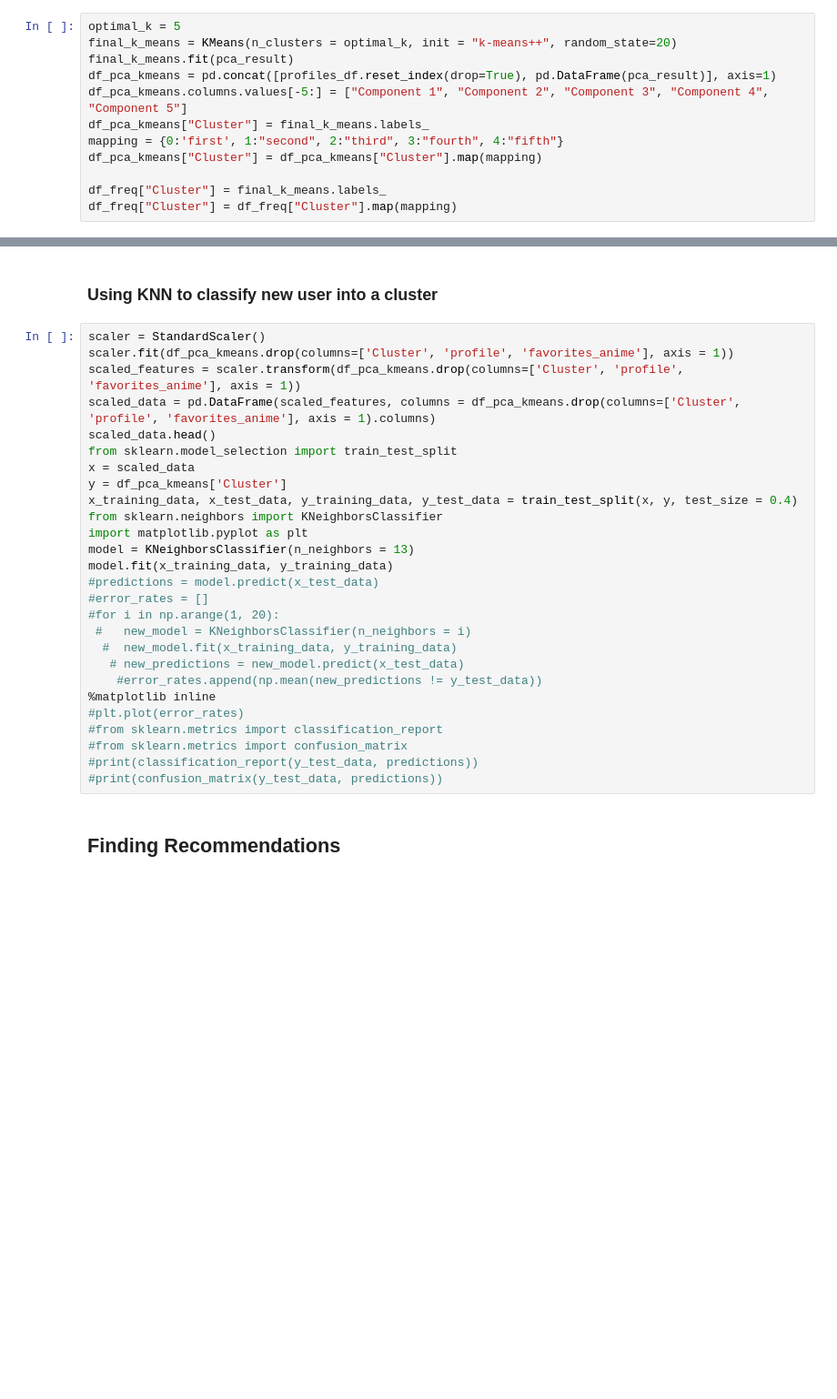
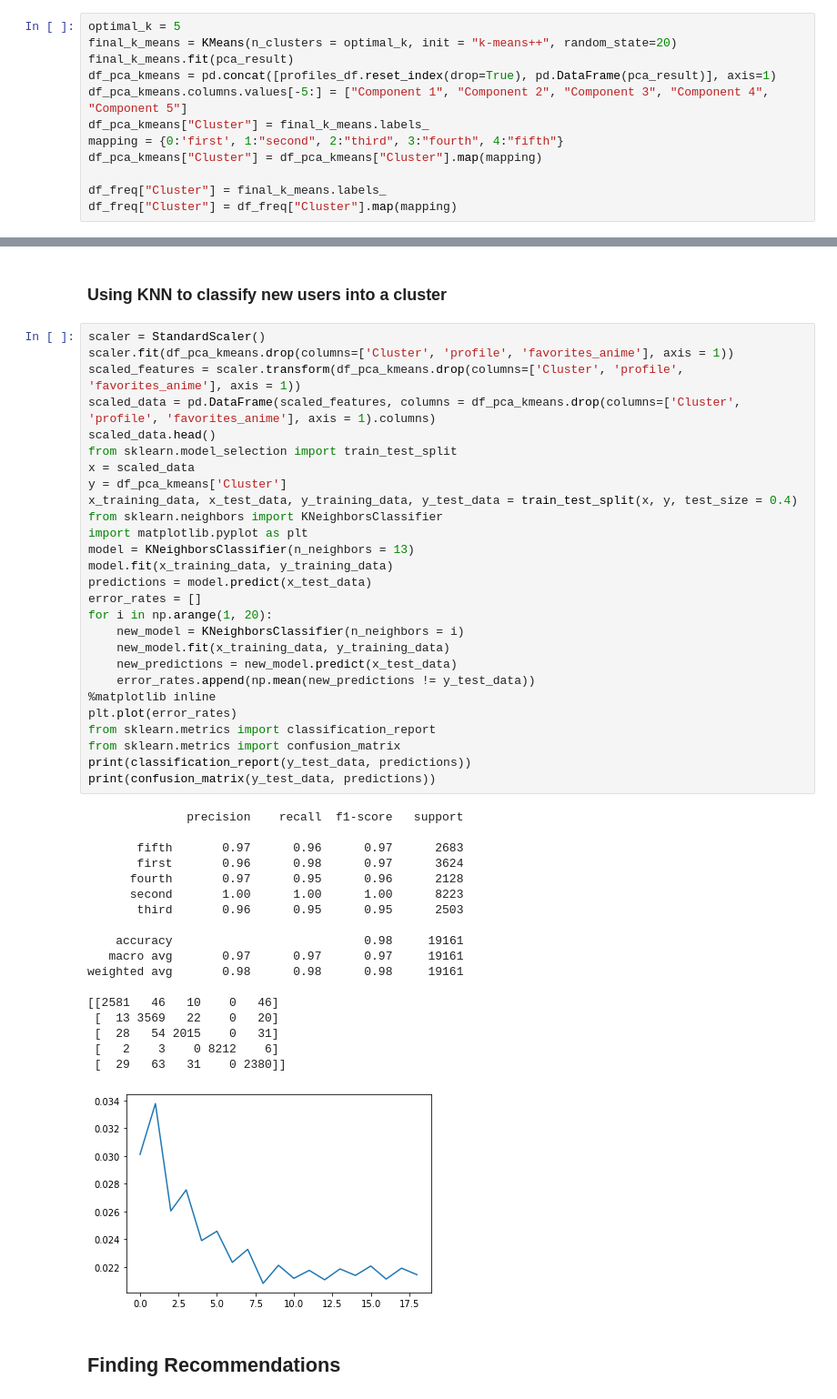
Before and after one commit to schau1121/Anime-Recommendation-System, a Jupyter notebook: Anime Recommendation System.ipynb, the cells around one changed output, grey strips where cells are left out. Shown: that part at 91% size. Drawn from its saved outputs; the diff is of its cells as text; blank space fills up the shorter version.

```diff
--- a/Anime Recommendation System.ipynb
+++ b/Anime Recommendation System.ipynb
@@ -187,34 +266,53 @@ third_cluster = df_freq.loc[df_freq["Cluster"] == 'third']
 
 [5 rows x 44 columns]
 # %% [markdown]
-### Using KNN to classify new user into a cluster
+### Using KNN to classify new users into a cluster
 # %%
 scaler = StandardScaler()
 scaler.fit(df_pca_kmeans.drop(columns=['Cluster', 'profile', 'favorites_anime'], axis = 1))
 scaled_features = scaler.transform(df_pca_kmeans.drop(columns=['Cluster', 'profile', 'favorites_anime'], axis = 1))
 scaled_data = pd.DataFrame(scaled_features, columns = df_pca_kmeans.drop(columns=['Cluster', 'profile', 'favorites_anime'], axis = 1).columns)
 scaled_data.head()
 from sklearn.model_selection import train_test_split
 x = scaled_data
 y = df_pca_kmeans['Cluster']
 x_training_data, x_test_data, y_training_data, y_test_data = train_test_split(x, y, test_size = 0.4)
 from sklearn.neighbors import KNeighborsClassifier
 import matplotlib.pyplot as plt
 model = KNeighborsClassifier(n_neighbors = 13)
 model.fit(x_training_data, y_training_data)
-#predictions = model.predict(x_test_data)
-#error_rates = []
-#for i in np.arange(1, 20):
- #   new_model = KNeighborsClassifier(n_neighbors = i)
-  #  new_model.fit(x_training_data, y_training_data)
-   # new_predictions = new_model.predict(x_test_data)
-    #error_rates.append(np.mean(new_predictions != y_test_data))
+predictions = model.predict(x_test_data)
+error_rates = []
+for i in np.arange(1, 20):
+    new_model = KNeighborsClassifier(n_neighbors = i)
+    new_model.fit(x_training_data, y_training_data)
+    new_predictions = new_model.predict(x_test_data)
+    error_rates.append(np.mean(new_predictions != y_test_data))
 %matplotlib inline
-#plt.plot(error_rates)
-#from sklearn.metrics import classification_report
-#from sklearn.metrics import confusion_matrix
-#print(classification_report(y_test_data, predictions))
-#print(confusion_matrix(y_test_data, predictions))
+plt.plot(error_rates)
+from sklearn.metrics import classification_report
+from sklearn.metrics import confusion_matrix
+print(classification_report(y_test_data, predictions))
+print(confusion_matrix(y_test_data, predictions))
+# %% [output]
+              precision    recall  f1-score   support
+
+       fifth       0.97      0.96      0.97      2683
+       first       0.96      0.98      0.97      3624
+      fourth       0.97      0.95      0.96      2128
+      second       1.00      1.00      1.00      8223
+       third       0.96      0.95      0.95      2503
+
+    accuracy                           0.98     19161
+   macro avg       0.97      0.97      0.97     19161
+weighted avg       0.98      0.98      0.98     19161
+
+[[2581   46   10    0   46]
+ [  13 3569   22    0   20]
+ [  28   54 2015    0   31]
+ [   2    3    0 8212    6]
+ [  29   63   31    0 2380]]
+[figure, added]
 # %% [markdown]
 ## Finding Recommendations
 # %%
```
Also changed, not shown: parts of 20 cells of this notebook.
